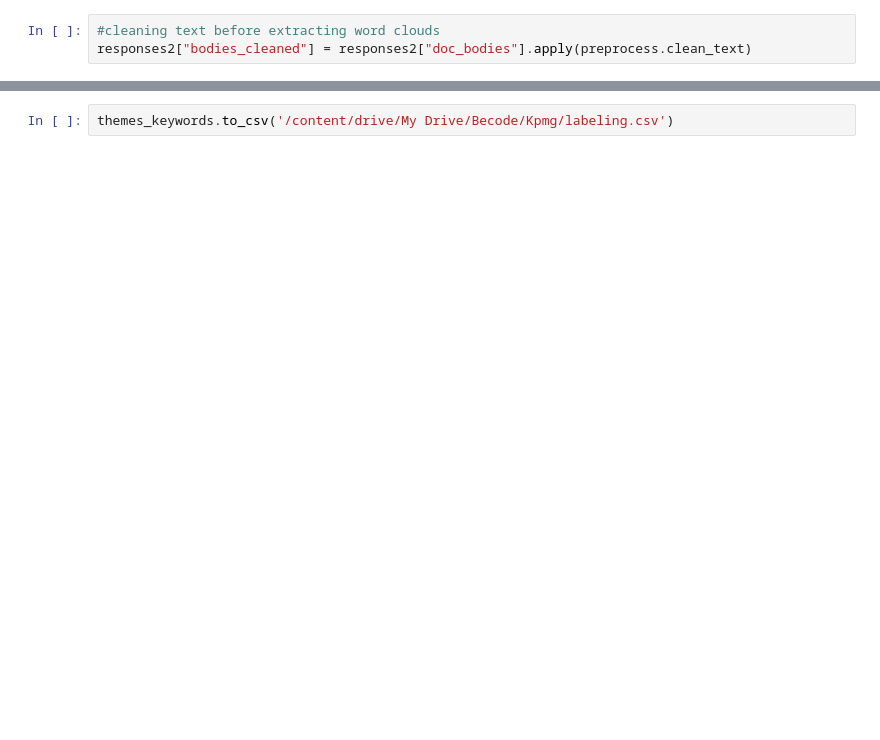
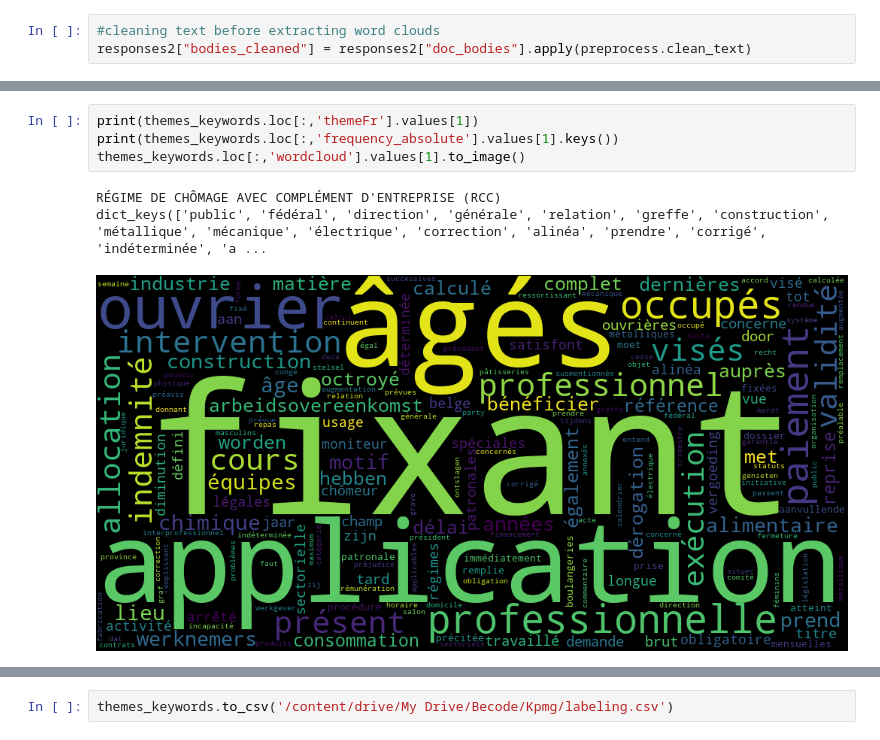
Before and after one commit to naomithiru/KPMG-Usecase, a Jupyter notebook: assets/docs_labeling_fr.ipynb, the cells around one changed output, grey strips where cells are left out. Drawn from its saved outputs; the diff is of its cells as text; blank space fills up the shorter version.

```diff
--- a/assets/docs_labeling_fr.ipynb
+++ b/assets/docs_labeling_fr.ipynb
@@ -277,0 +682,8 @@ for t in themes_fr:
+# %%
+print(themes_keywords.loc[:,'themeFr'].values[1])
+print(themes_keywords.loc[:,'frequency_absolute'].values[1].keys())
+themes_keywords.loc[:,'wordcloud'].values[1].to_image()
+# %% [output]
+RÉGIME DE CHÔMAGE AVEC COMPLÉMENT D'ENTREPRISE (RCC)
+dict_keys(['public', 'fédéral', 'direction', 'générale', 'relation', 'greffe', 'construction', 'métallique', 'mécanique', 'électrique', 'correction', 'alinéa', 'prendre', 'corrigé', 'indéterminée', 'a ...
+[figure, added]
```
Also changed, not shown: parts of 59 cells of this notebook.
